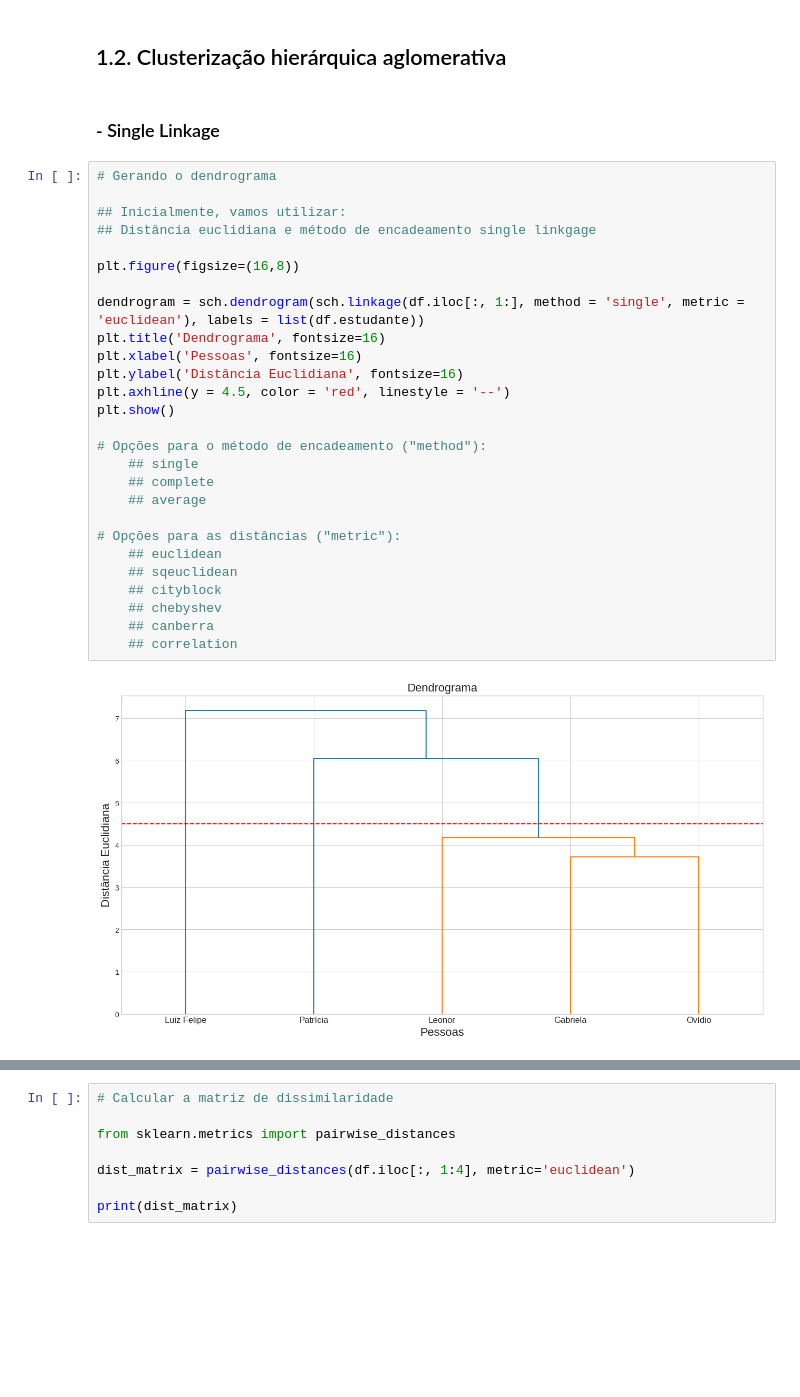
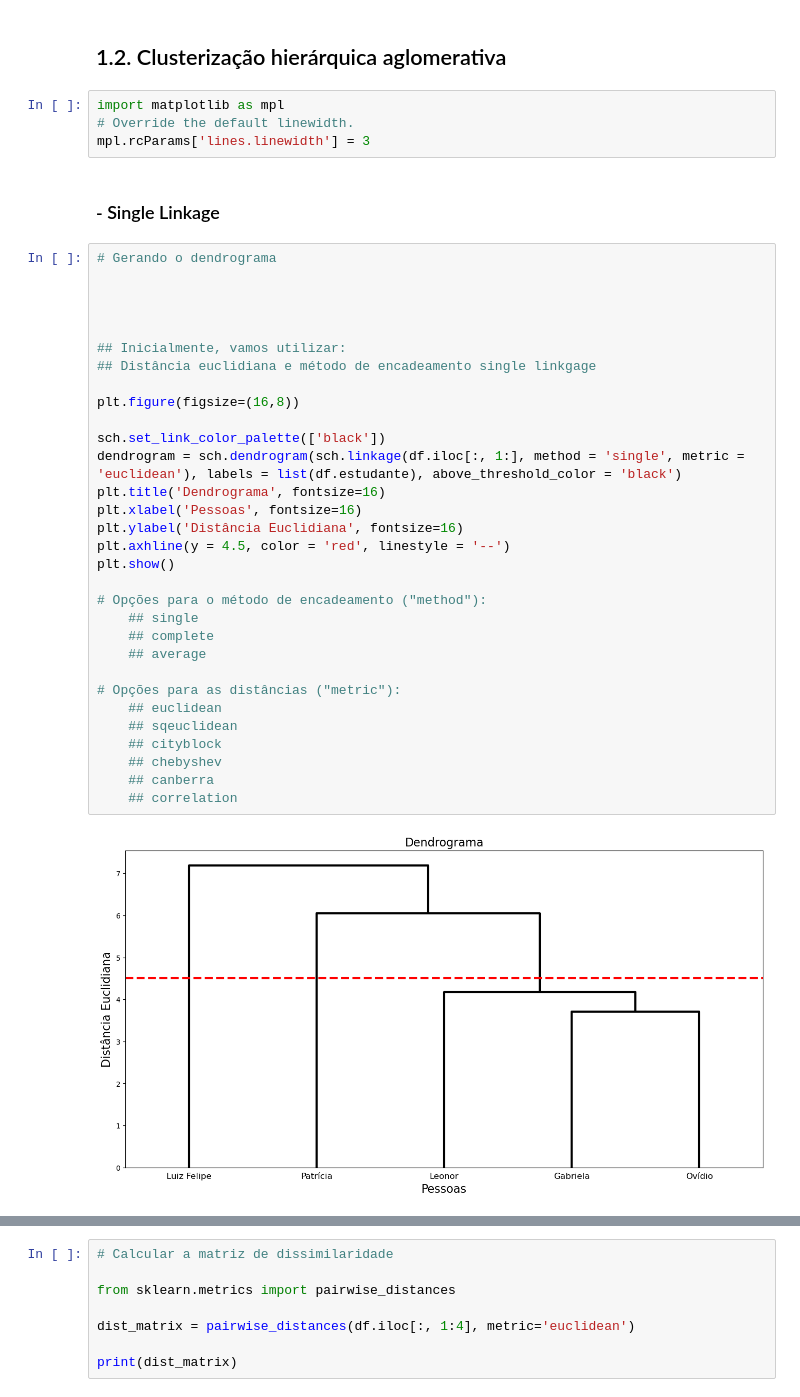
Before and after one commit to jhiroyuki/MBA-USP-Data-Science, a Jupyter notebook: 01_Unsupervised_ML_Clustering/Análise de Cluster.ipynb, the cells around one changed output, grey strips where cells are left out. Saved outputs shown, nothing was run; the diff lists cells and outputs as text; blank space fills up the shorter version.

```diff
--- a/01_Unsupervised_ML_Clustering/Análise de Cluster.ipynb
+++ b/01_Unsupervised_ML_Clustering/Análise de Cluster.ipynb
@@ -144,37 +144,45 @@ min          NaN -1.245013e+00 -7.431696e-01 -1.261223e+00
 max          NaN  1.235991e+00  1.938370e+00  1.159306e+00
 # %% [markdown]
 ## 1.2. Clusterização hierárquica aglomerativa
+# %%
+import matplotlib as mpl
+# Override the default linewidth.
+mpl.rcParams['lines.linewidth'] = 3
 # %% [markdown]
 ### - Single Linkage
 # %%
 # Gerando o dendrograma
+
+
+
 
 ## Inicialmente, vamos utilizar:
 ## Distância euclidiana e método de encadeamento single linkgage
 
 plt.figure(figsize=(16,8))
 
-dendrogram = sch.dendrogram(sch.linkage(df.iloc[:, 1:], method = 'single', metric = 'euclidean'), labels = list(df.estudante))
+sch.set_link_color_palette(['black'])
+dendrogram = sch.dendrogram(sch.linkage(df.iloc[:, 1:], method = 'single', metric = 'euclidean'), labels = list(df.estudante), above_threshold_color = 'black')
 plt.title('Dendrograma', fontsize=16)
 plt.xlabel('Pessoas', fontsize=16)
 plt.ylabel('Distância Euclidiana', fontsize=16)
 plt.axhline(y = 4.5, color = 'red', linestyle = '--')
 plt.show()
 
 # Opções para o método de encadeamento ("method"):
     ## single
     ## complete
     ## average
 
 # Opções para as distâncias ("metric"):
     ## euclidean
     ## sqeuclidean
     ## cityblock
     ## chebyshev
     ## canberra
     ## correlation
 # %% [output]
-[figure, old version]
+[figure, new version]
 # %%
 # Gerando a variável com a indicação do cluster no dataset
 
```
Also changed, not shown: parts of 67 cells of this notebook, 3 other files.
